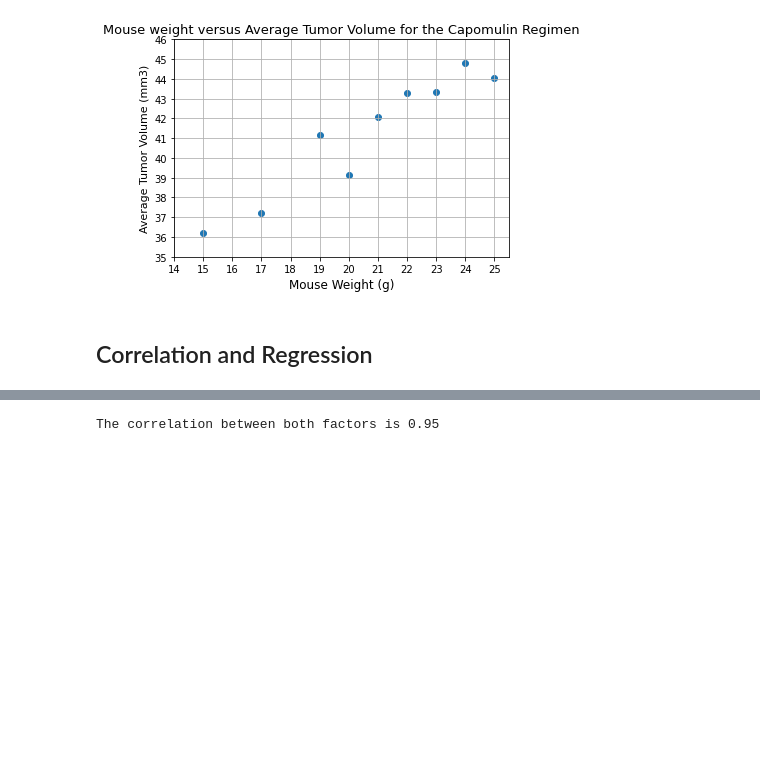
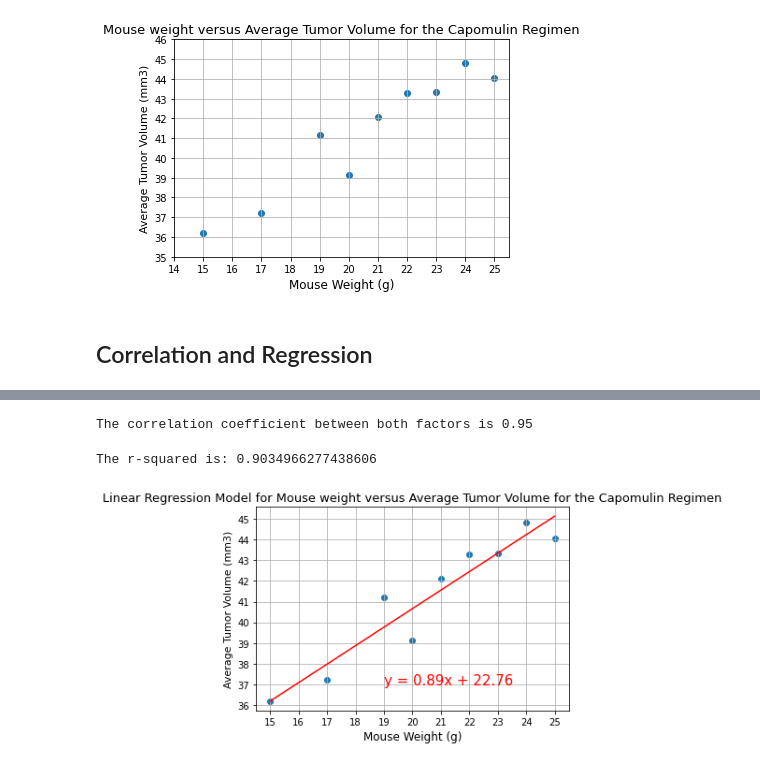
Before and after one commit to trezeget-1/Matplotlib_homework, a Jupyter notebook: 05-Matplotlib HWK/Pymaceuticals/pymaceuticals_starter.ipynb, the cells around one changed output, grey strips where cells are left out. Drawn from its saved outputs; the diff is of its cells as text; code cells hidden in the pictures; blank space fills up the shorter version.

Commit message:
I made the linear regression model for the last question

```diff
--- a/05-Matplotlib HWK/Pymaceuticals/pymaceuticals_starter.ipynb
+++ b/05-Matplotlib HWK/Pymaceuticals/pymaceuticals_starter.ipynb
@@ -485,6 +491,29 @@ capomulin_and_weight_data
 # for mouse weight and average tumor volume for the Capomulin regimen
 
 correlation=st.pearsonr(mouse_weight,tumor_volume)
-print(f"The correlation between both factors is {round(correlation[0],2)}")
+print(f"The correlation coefficient between both factors is {round(correlation[0],2)}")
 # %% [output]
-The correlation between both factors is 0.95
+The correlation coefficient between both factors is 0.95
+# %%
+(slope, intercept, rvalue, pvalue, stderr) = linregress(mouse_weight, tumor_volume)
+regress_values = mouse_weight * slope + intercept
+line_eq = "y = " + str(round(slope,2)) + "x + " + str(round(intercept,2))
+
+plt.scatter(mouse_weight,tumor_volume)
+plt.yticks(np.arange(35, 47, 1))
+plt.xticks(np.arange(14, 26, 1))
+plt.grid()
+
+plt.title("Linear Regression Model for Mouse weight versus Average Tumor Volume for the Capomulin Regimen", fontsize=13)
+plt.xlabel('Mouse Weight (g)',fontsize=12)
+plt.ylabel("Average Tumor Volume (mm3)", fontsize=11)
+
+plt.plot(mouse_weight,regress_values,"r-")
+plt.annotate(line_eq,(19,37),fontsize=15,color="red")
+
+print(f"The r-squared is: {rvalue**2}")
+
+plt.show()
+# %% [output]
+The r-squared is: 0.9034966277438606
+[figure, added]
```
Also changed, not shown: parts of 2 cells of this notebook.
